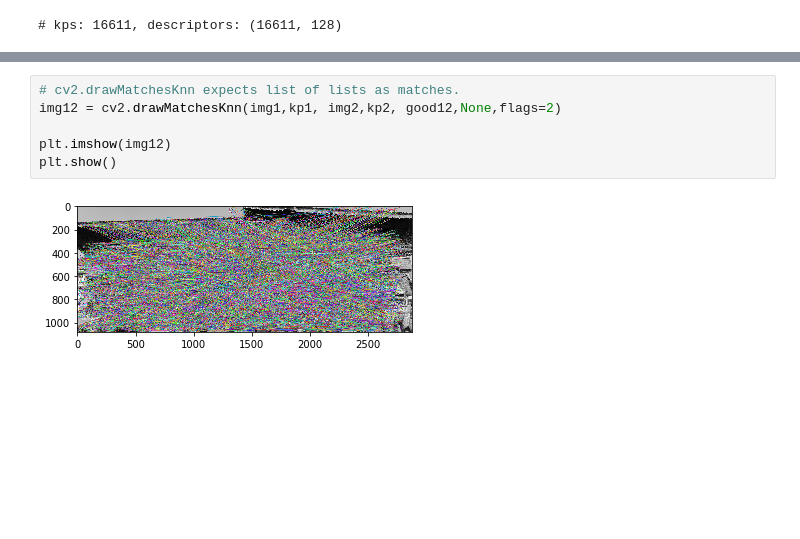
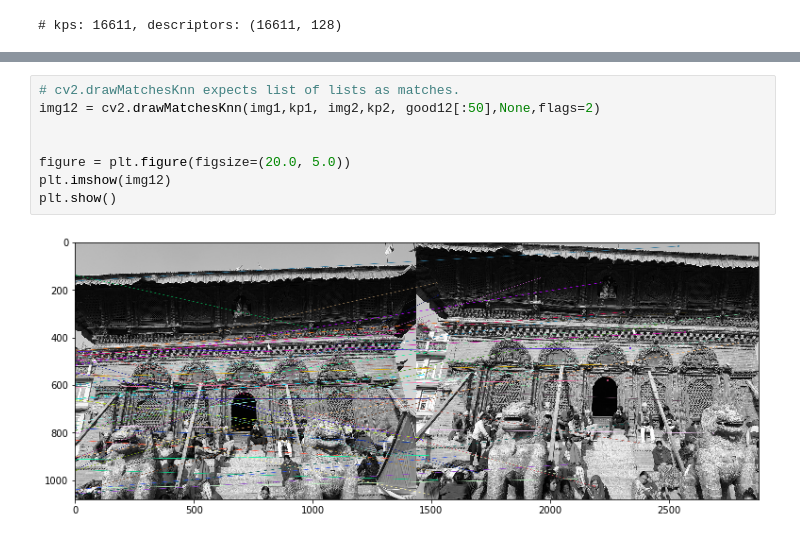
Before and after one commit to puncoz/ai_school_lab, a Jupyter notebook: day-4-reconstruct-3d.ipynb, the cells around one changed output, grey strips where cells are left out. Drawn from its saved outputs; the diff is of its cells as text; blank space fills up the shorter version.

```diff
--- a/day-4-reconstruct-3d.ipynb
+++ b/day-4-reconstruct-3d.ipynb
@@ -87,8 +47,10 @@ good12
 # %%
 # cv2.drawMatchesKnn expects list of lists as matches.
-img12 = cv2.drawMatchesKnn(img1,kp1, img2,kp2, good12,None,flags=2)
+img12 = cv2.drawMatchesKnn(img1,kp1, img2,kp2, good12[:50],None,flags=2)
 
+
+figure = plt.figure(figsize=(20.0, 5.0))
 plt.imshow(img12)
 plt.show()
 # %% [output]
-[figure, old version]
+[figure, new version]
```
Also changed, not shown: parts of 2 cells of this notebook.
